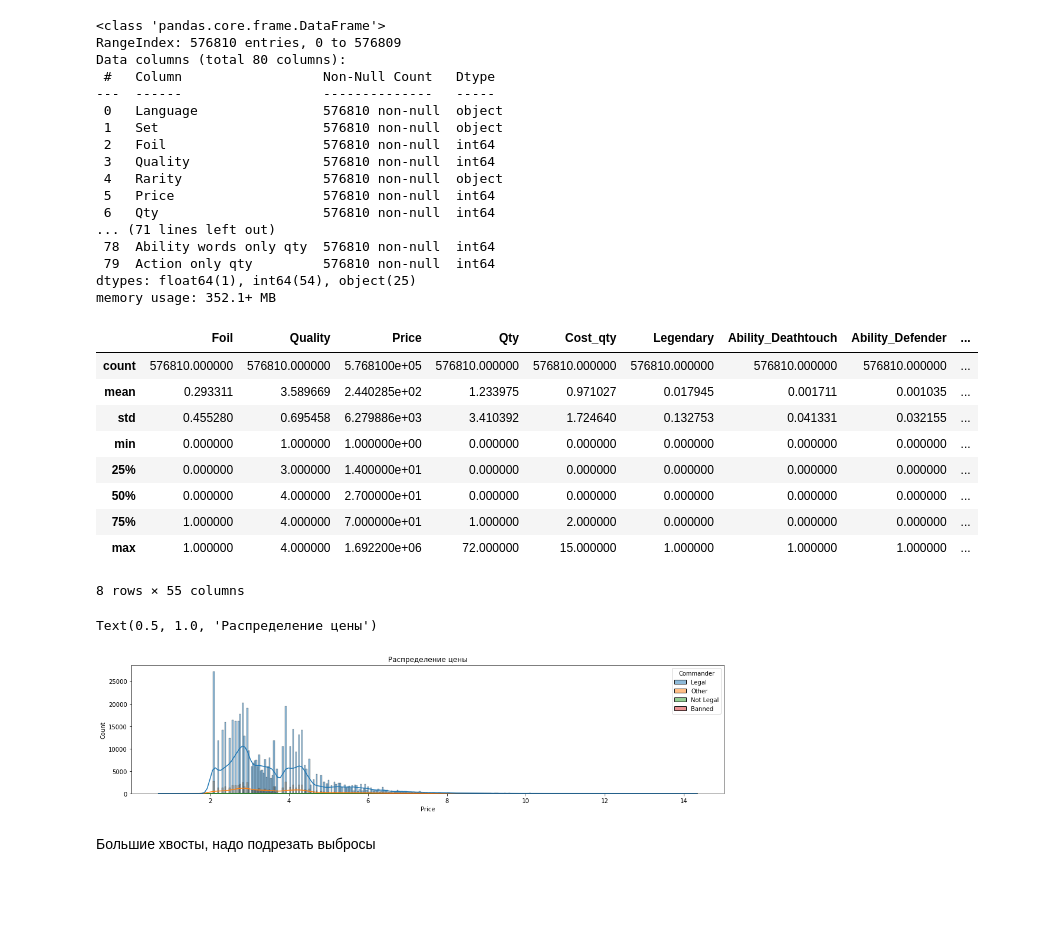
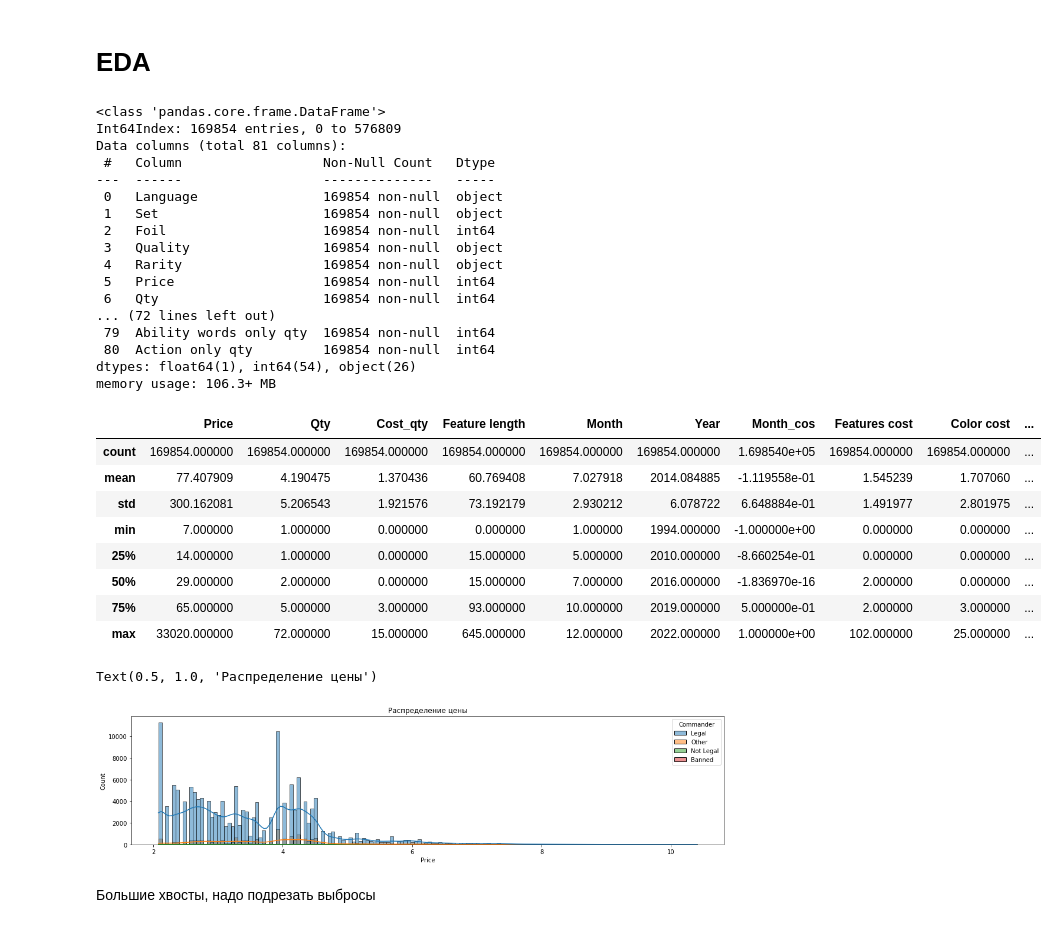
Before and after one commit to n1rvanana/Pet, a Jupyter notebook: Modelling/EDA.ipynb, the cells around one changed output. Drawn from its saved outputs; the diff is of its cells as text; code cells hidden in the pictures; blank space fills up the shorter version.

```diff
--- a/Modelling/EDA.ipynb
+++ b/Modelling/EDA.ipynb
@@ -13,23 +13,26 @@ import os
 path = os.path.abspath(os.path.join(os.path.dirname('EDA.ipynb'), '..', 'Parsing\\dataframes'))
 # %%
 df = pd.read_csv(path +'\\merged_df.csv')
+df = df[df['Qty'] > 0]
+# %% [markdown]
+# EDA
 # %%
 df.info()
 # %% [output]
 <class 'pandas.core.frame.DataFrame'>
-RangeIndex: 576810 entries, 0 to 576809
-Data columns (total 80 columns):
+Int64Index: 169854 entries, 0 to 576809
+Data columns (total 81 columns):
  #   Column                  Non-Null Count   Dtype
 ---  ------                  --------------   -----
- 0   Language                576810 non-null  object
- 1   Set                     576810 non-null  object
- 2   Foil                    576810 non-null  int64
- 3   Quality                 576810 non-null  int64
- 4   Rarity                  576810 non-null  object
- 5   Price                   576810 non-null  int64
- 6   Qty                     576810 non-null  int64
-... (71 lines left out)
- 78  Ability words only qty  576810 non-null  int64
- 79  Action only qty         576810 non-null  int64
-dtypes: float64(1), int64(54), object(25)
-memory usage: 352.1+ MB
+ 0   Language                169854 non-null  object
+ 1   Set                     169854 non-null  object
+ 2   Foil                    169854 non-null  int64
+ 3   Quality                 169854 non-null  object
+ 4   Rarity                  169854 non-null  object
+ 5   Price                   169854 non-null  int64
+ 6   Qty                     169854 non-null  int64
+... (72 lines left out)
+ 79  Ability words only qty  169854 non-null  int64
+ 80  Action only qty         169854 non-null  int64
+dtypes: float64(1), int64(54), object(26)
+memory usage: 106.3+ MB
@@ -36,22 +45,21 @@ memory usage: 352.1+ MB
 # %%
-df.describe()
+df[nonbin_col].describe()
 # %% [output]
-|  | Foil | Quality | Price | Qty | Cost_qty | Legendary | Ability_Deathtouch | Ability_Defender | ... |
-| count | 576810.000000 | 576810.000000 | 5.768100e+05 | 576810.000000 | 576810.000000 | 576810.000000 | 576810.000000 | 576810.000000 | ... |
-| mean | 0.293311 | 3.589669 | 2.440285e+02 | 1.233975 | 0.971027 | 0.017945 | 0.001711 | 0.001035 | ... |
-| std | 0.455280 | 0.695458 | 6.279886e+03 | 3.410392 | 1.724640 | 0.132753 | 0.041331 | 0.032155 | ... |
-| min | 0.000000 | 1.000000 | 1.000000e+00 | 0.000000 | 0.000000 | 0.000000 | 0.000000 | 0.000000 | ... |
-| 25% | 0.000000 | 3.000000 | 1.400000e+01 | 0.000000 | 0.000000 | 0.000000 | 0.000000 | 0.000000 | ... |
-| 50% | 0.000000 | 4.000000 | 2.700000e+01 | 0.000000 | 0.000000 | 0.000000 | 0.000000 | 0.000000 | ... |
-| 75% | 1.000000 | 4.000000 | 7.000000e+01 | 1.000000 | 2.000000 | 0.000000 | 0.000000 | 0.000000 | ... |
-| max | 1.000000 | 4.000000 | 1.692200e+06 | 72.000000 | 15.000000 | 1.000000 | 1.000000 | 1.000000 | ... |
+|  | Price | Qty | Cost_qty | Feature length | Month | Year | Month_cos | Features cost | Color cost | ... |
+| count | 169854.000000 | 169854.000000 | 169854.000000 | 169854.000000 | 169854.000000 | 169854.000000 | 1.698540e+05 | 169854.000000 | 169854.000000 | ... |
+| mean | 77.407909 | 4.190475 | 1.370436 | 60.769408 | 7.027918 | 2014.084885 | -1.119558e-01 | 1.545239 | 1.707060 | ... |
+| std | 300.162081 | 5.206543 | 1.921576 | 73.192179 | 2.930212 | 6.078722 | 6.648884e-01 | 1.491977 | 2.801975 | ... |
+| min | 7.000000 | 1.000000 | 0.000000 | 0.000000 | 1.000000 | 1994.000000 | -1.000000e+00 | 0.000000 | 0.000000 | ... |
+| 25% | 14.000000 | 1.000000 | 0.000000 | 15.000000 | 5.000000 | 2010.000000 | -8.660254e-01 | 0.000000 | 0.000000 | ... |
+| 50% | 29.000000 | 2.000000 | 0.000000 | 15.000000 | 7.000000 | 2016.000000 | -1.836970e-16 | 2.000000 | 0.000000 | ... |
+| 75% | 65.000000 | 5.000000 | 3.000000 | 93.000000 | 10.000000 | 2019.000000 | 5.000000e-01 | 2.000000 | 3.000000 | ... |
+| max | 33020.000000 | 72.000000 | 15.000000 | 645.000000 | 12.000000 | 2022.000000 | 1.000000e+00 | 102.000000 | 25.000000 | ... |
-8 rows × 55 columns
 # %%
 plt.figure(figsize=(18, 4))
 sns.histplot(df, x = np.log1p(df['Price']), kde = True, hue = 'Commander')
 plt.title('Распределение цены')
 # %% [output]
 Text(0.5, 1.0, 'Распределение цены')
-[figure, old version]
+[figure, new version]
 # %% [markdown]
 Большие хвосты, надо подрезать выбросы
```
Also changed, not shown: parts of 30 cells of this notebook, 2 other files.
